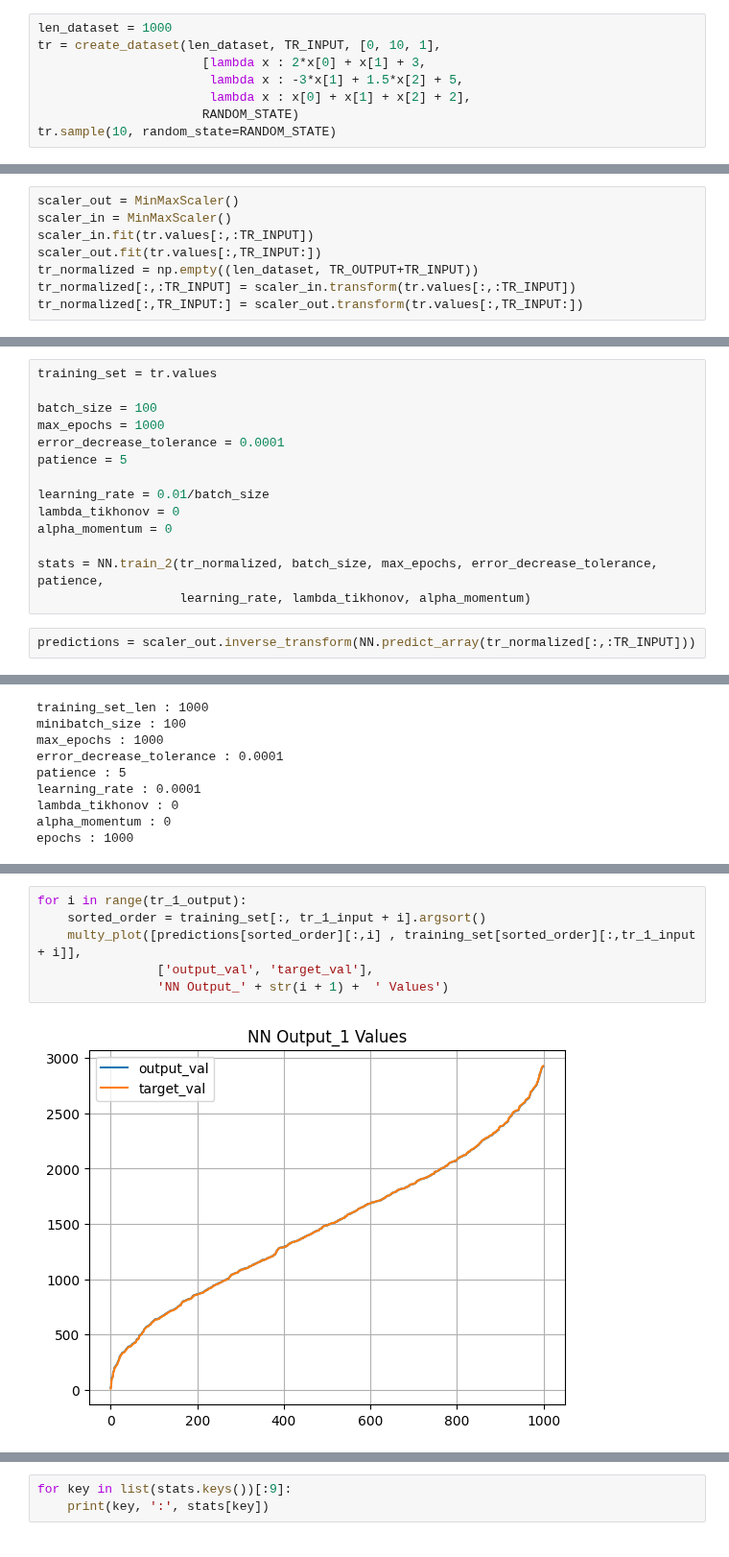
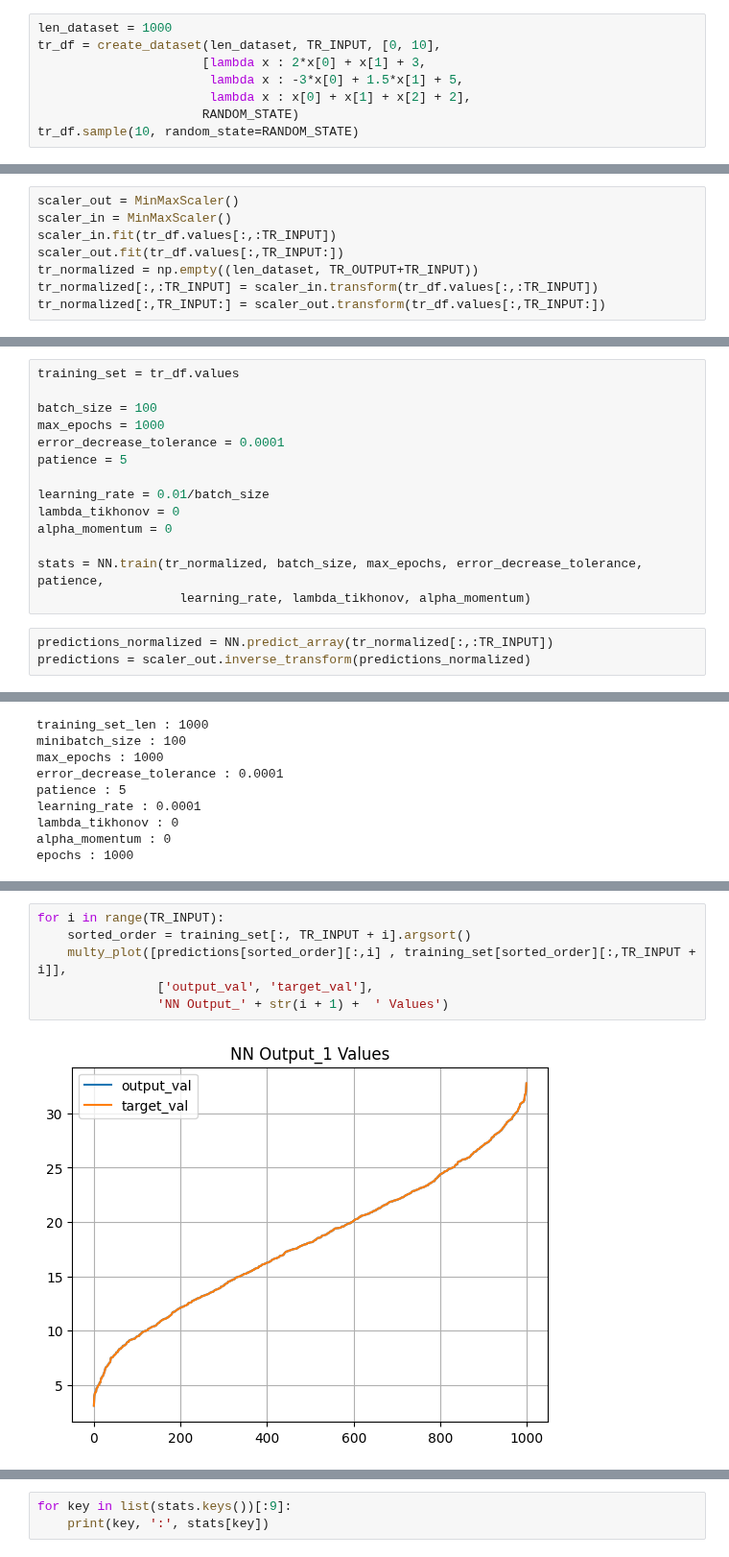
Before and after one commit to JacopoRaffi/ML_Proj_NN, a Jupyter notebook: notebook/nn_test_simple.ipynb, the cells around one changed output, grey strips where cells are left out. Shown at 96% size. Cells and saved outputs as stored; diff of their text form.

Commit message:
plots

```diff
--- a/notebook/nn_test_simple.ipynb
+++ b/notebook/nn_test_simple.ipynb
@@ -32,11 +33,11 @@ topology
 NN = NeuralNetwork(topology, -0.75, 0.75, True, RANDOM_STATE)
 # %%
 len_dataset = 1000
-tr = create_dataset(len_dataset, TR_INPUT, [0, 10, 1],
+tr_df = create_dataset(len_dataset, TR_INPUT, [0, 10],
                       [lambda x : 2*x[0] + x[1] + 3,
-                       lambda x : -3*x[1] + 1.5*x[2] + 5,
+                       lambda x : -3*x[0] + 1.5*x[1] + 5,
                        lambda x : x[0] + x[1] + x[2] + 2],
                       RANDOM_STATE)
-tr.sample(10, random_state=RANDOM_STATE)
+tr_df.sample(10, random_state=RANDOM_STATE)
 # %% [output]
 |  | input_1 | input_2 | input_3 | output_1 | output_2 | output_3 |
@@ -53,8 +54,8 @@ tr.sample(10, random_state=RANDOM_STATE)
 # %%
 scaler_out = MinMaxScaler()
 scaler_in = MinMaxScaler()
-scaler_in.fit(tr.values[:,:TR_INPUT])
-scaler_out.fit(tr.values[:,TR_INPUT:])
+scaler_in.fit(tr_df.values[:,:TR_INPUT])
+scaler_out.fit(tr_df.values[:,TR_INPUT:])
 tr_normalized = np.empty((len_dataset, TR_OUTPUT+TR_INPUT))
-tr_normalized[:,:TR_INPUT] = scaler_in.transform(tr.values[:,:TR_INPUT])
-tr_normalized[:,TR_INPUT:] = scaler_out.transform(tr.values[:,TR_INPUT:])
+tr_normalized[:,:TR_INPUT] = scaler_in.transform(tr_df.values[:,:TR_INPUT])
+tr_normalized[:,TR_INPUT:] = scaler_out.transform(tr_df.values[:,TR_INPUT:])
@@ -77,5 +65,5 @@ array([[0.66666667, 0.        , 0.44444444, 0.44444444, 0.81481481,
 # %%
-training_set = tr.values
+training_set = tr_df.values
 
 batch_size = 100
 max_epochs = 1000
@@ -86,7 +74,8 @@ learning_rate = 0.01/batch_size
 lambda_tikhonov = 0
 alpha_momentum = 0
 
-stats = NN.train_2(tr_normalized, batch_size, max_epochs, error_decrease_tolerance, patience,
+stats = NN.train(tr_normalized, batch_size, max_epochs, error_decrease_tolerance, patience,
                    learning_rate, lambda_tikhonov, alpha_momentum)
 # %%
-predictions = scaler_out.inverse_transform(NN.predict_array(tr_normalized[:,:TR_INPUT]))
+predictions_normalized = NN.predict_array(tr_normalized[:,:TR_INPUT])
+predictions = scaler_out.inverse_transform(predictions_normalized)
@@ -148,8 +126,8 @@ for unit_index in stats['units_weights'].keys():
 # %%
-for i in range(tr_1_output):
-    sorted_order = training_set[:, tr_1_input + i].argsort()
-    multy_plot([predictions[sorted_order][:,i] , training_set[sorted_order][:,tr_1_input + i]],
+for i in range(TR_INPUT):
+    sorted_order = training_set[:, TR_INPUT + i].argsort()
+    multy_plot([predictions[sorted_order][:,i] , training_set[sorted_order][:,TR_INPUT + i]],
                 ['output_val', 'target_val'],
                 'NN Output_' + str(i + 1) +  ' Values')
 # %% [output]
-[figure, old version]
+[figure, new version]
```
Also changed, not shown: parts of 16 cells of this notebook, 3 other files.
